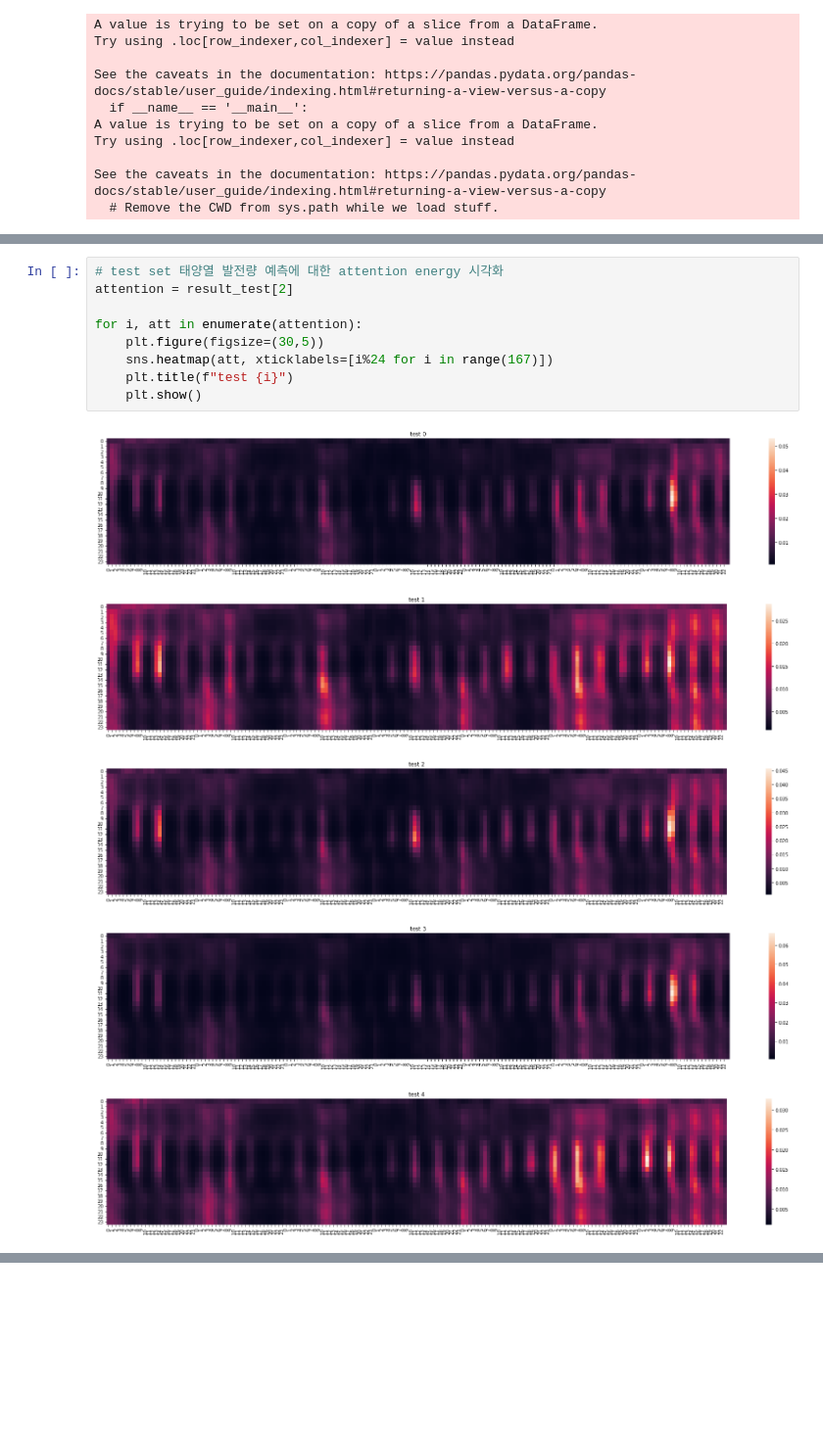
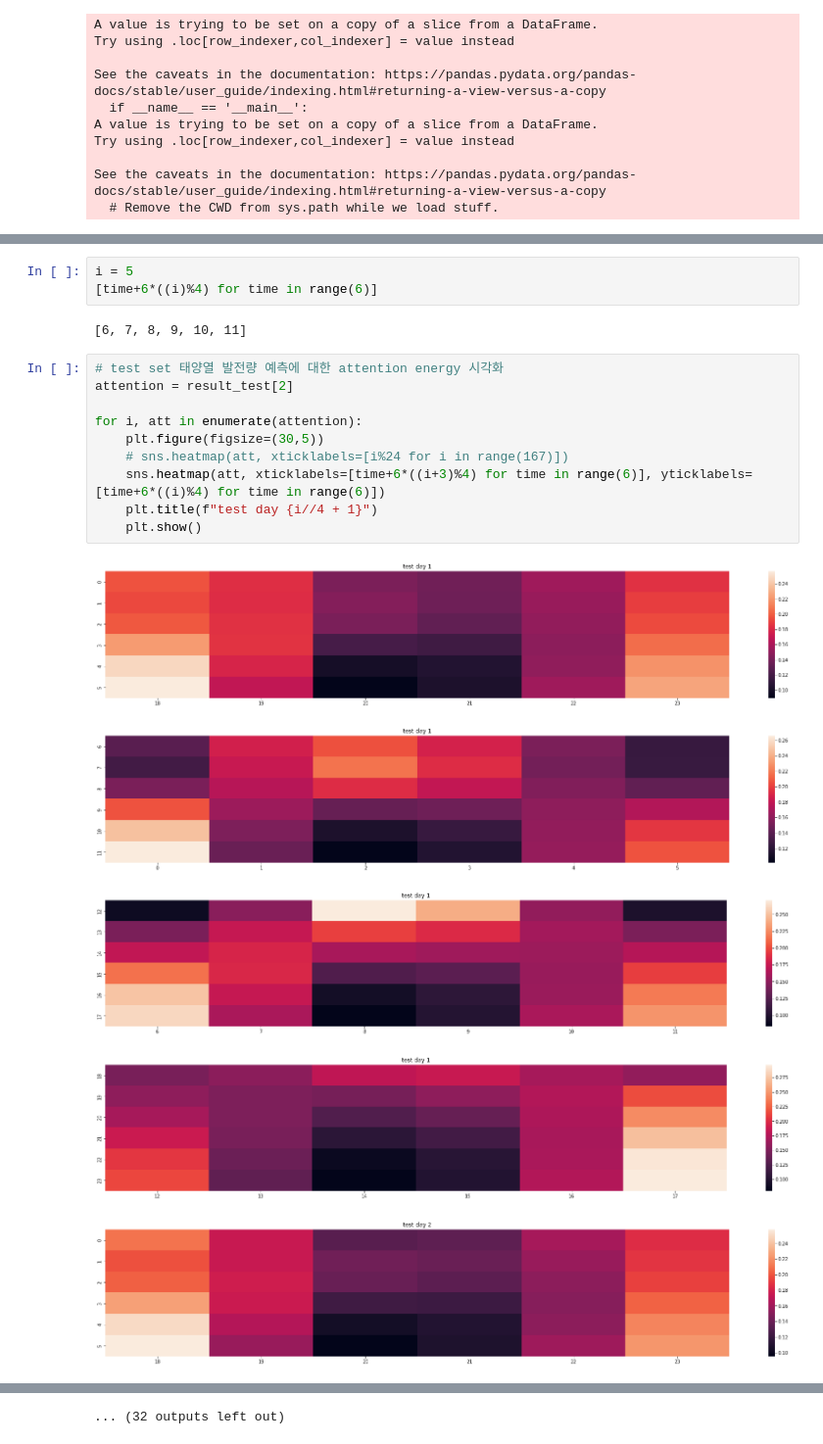
Before and after one commit to Yyyyyjkim/Time_series, a Jupyter notebook: 03_Deeplearning_models/02_Transformer/02_Transformer_tf0_data_composition_1.ipynb, the cells around one changed output, grey strips where cells are left out. Shown: that part at 98% size. Drawn from its saved outputs; the diff is of its cells as text; blank space fills up the shorter version.

```diff
--- a/03_Deeplearning_models/02_Transformer/02_Transformer_tf0_data_composition_1.ipynb
+++ b/03_Deeplearning_models/02_Transformer/02_Transformer_tf0_data_composition_1.ipynb
@@ -483,15 +487,21 @@ validation R2: 0.07906
+# %%
+i = 5
+[time+6*((i)%4) for time in range(6)]
+# %% [output]
+[6, 7, 8, 9, 10, 11]
 # %%
 # test set 태양열 발전량 예측에 대한 attention energy 시각화
 attention = result_test[2]
 
 for i, att in enumerate(attention):
     plt.figure(figsize=(30,5))
-    sns.heatmap(att, xticklabels=[i%24 for i in range(167)])
-    plt.title(f"test {i}")
+    # sns.heatmap(att, xticklabels=[i%24 for i in range(167)])
+    sns.heatmap(att, xticklabels=[time+6*((i+3)%4) for time in range(6)], yticklabels=[time+6*((i)%4) for time in range(6)])
+    plt.title(f"test day {i//4 + 1}")
     plt.show()
 # %% [output]
-[figure, old version]
+[figure, new version]
-[figure, old version]
+[figure, new version]
-[figure, old version]
+[figure, new version]
-[figure, old version]
+[figure, new version]
-[figure, old version]
+[figure, new version]
@@ -503,0 +515 @@ for i, att in enumerate(attention):
+... (32 outputs left out)
```
Also changed, not shown: parts of 21 cells of this notebook, 8 other files.
